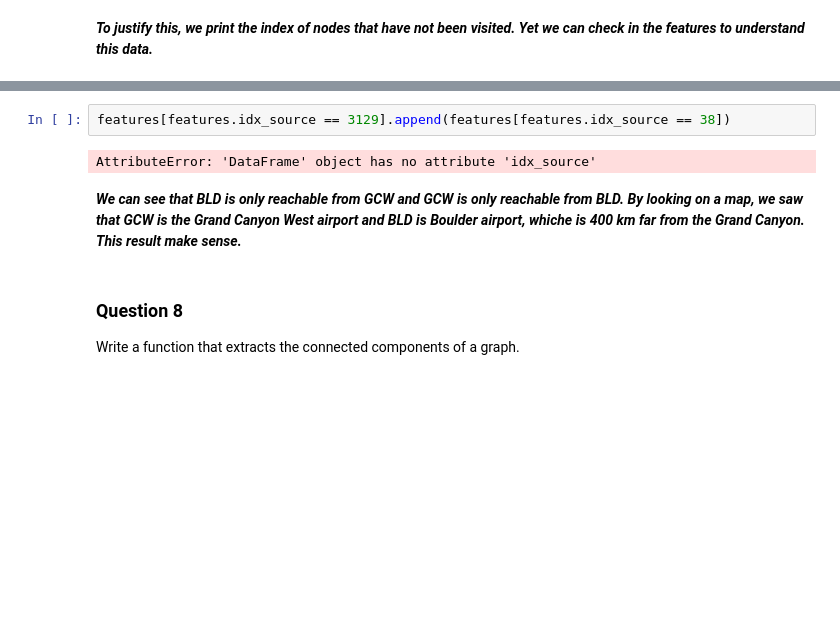
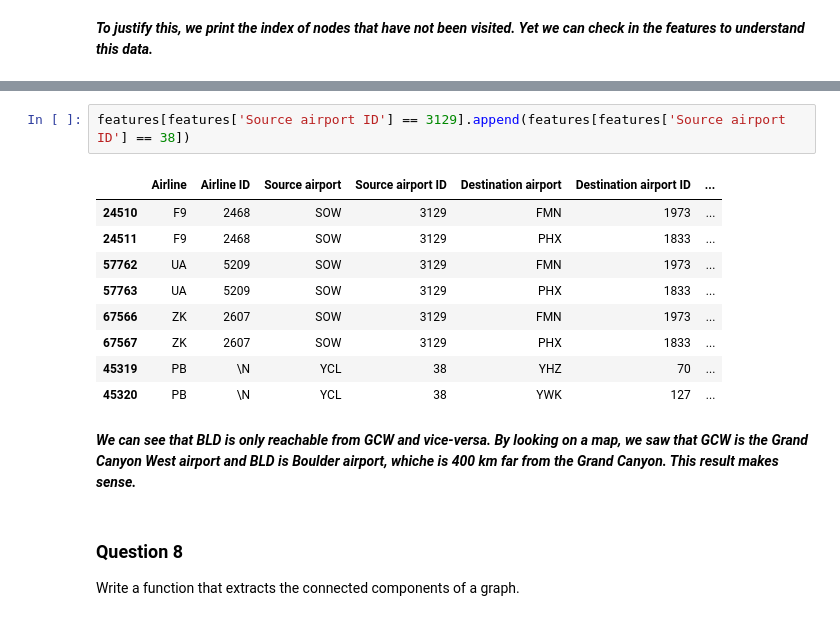
Before and after one commit to Adirlou/ntds_2018, a Jupyter notebook: 1_network_properties.ipynb, the cells around one changed output, grey strips where cells are left out. Saved outputs shown, nothing was run; the diff lists cells and outputs as text; blank space fills up the shorter version.

```diff
--- a/1_network_properties.ipynb
+++ b/1_network_properties.ipynb
@@ -305,9 +299,17 @@ NameError: name 'visited' is not defined
 # %%
-features[features.idx_source == 3129].append(features[features.idx_source == 38])
+features[features['Source airport ID'] == 3129].append(features[features['Source airport ID'] == 38])
 # %% [output]
-AttributeError: 'DataFrame' object has no attribute 'idx_source'
+|  | Airline | Airline ID | Source airport | Source airport ID | Destination airport | Destination airport ID | ... |
+| 24510 | F9 | 2468 | SOW | 3129 | FMN | 1973 | ... |
+| 24511 | F9 | 2468 | SOW | 3129 | PHX | 1833 | ... |
+| 57762 | UA | 5209 | SOW | 3129 | FMN | 1973 | ... |
+| 57763 | UA | 5209 | SOW | 3129 | PHX | 1833 | ... |
+| 67566 | ZK | 2607 | SOW | 3129 | FMN | 1973 | ... |
+| 67567 | ZK | 2607 | SOW | 3129 | PHX | 1833 | ... |
+| 45319 | PB | \N | YCL | 38 | YHZ | 70 | ... |
+| 45320 | PB | \N | YCL | 38 | YWK | 127 | ... |
 # %% [markdown]
-***We can see that BLD is only reachable from GCW and GCW is only reachable from BLD. By looking on a map, we saw that GCW is the Grand Canyon West airport and BLD is Boulder airport, whiche is 400 km far from the Grand Canyon. This result make sense.***
+***We can see that BLD is only reachable from GCW and vice-versa. By looking on a map, we saw that GCW is the Grand Canyon West airport and BLD is Boulder airport, whiche is 400 km far from the Grand Canyon. This result makes sense.***
 # %% [markdown]
 ### Question 8
 
```
Also changed, not shown: parts of 27 cells of this notebook.
